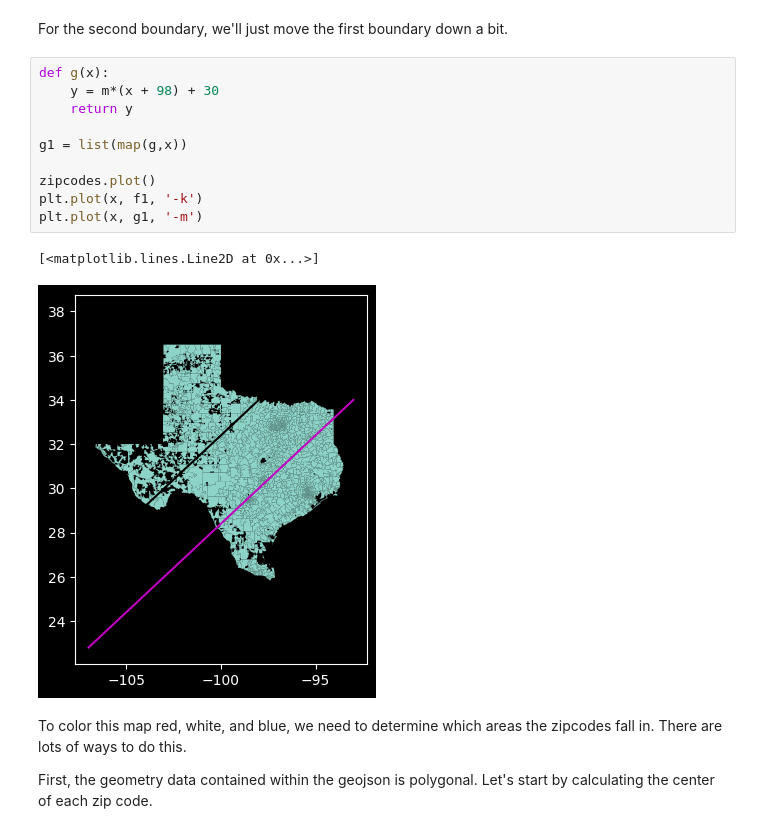
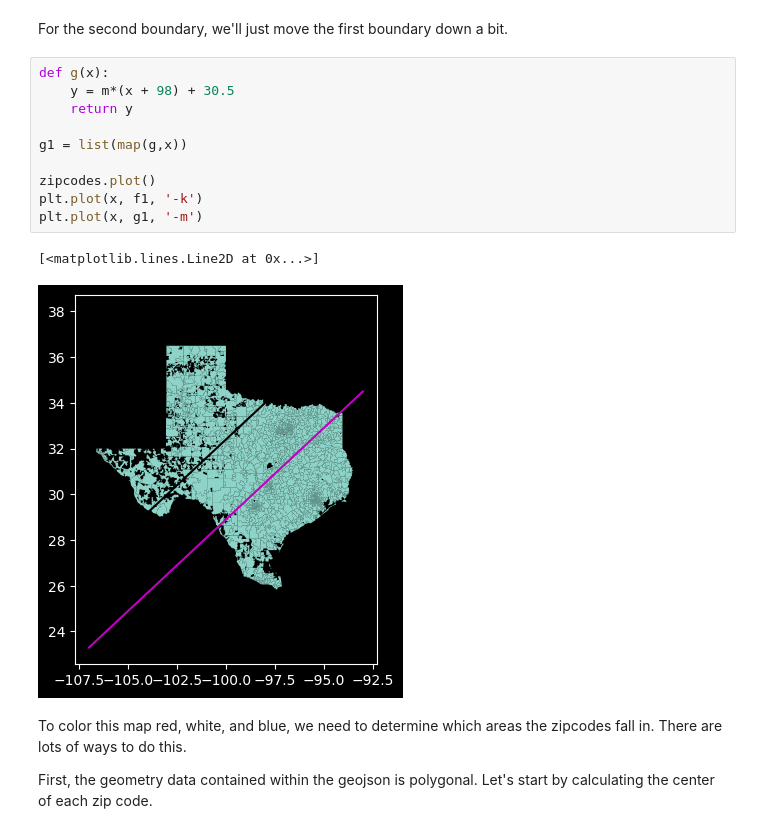
Before and after one commit to alshival/upgraded-journey, a Jupyter notebook: Geospatial Analytics/painting_by_numbers.ipynb, the cells around one changed output. Cells and saved outputs as stored; diff of their text form.

```diff
--- a/Geospatial Analytics/painting_by_numbers.ipynb
+++ b/Geospatial Analytics/painting_by_numbers.ipynb
@@ -81,17 +81,17 @@ plt.plot(x, f1, '-r')
 For the second boundary, we'll just move the first boundary down a bit.
 # %%
 def g(x):
-    y = m*(x + 98) + 30
+    y = m*(x + 98) + 30.5
     return y
 
 g1 = list(map(g,x))
 
 zipcodes.plot()
 plt.plot(x, f1, '-k')
 plt.plot(x, g1, '-m')
 # %% [output]
 [<matplotlib.lines.Line2D at 0x...>]
-[figure, old version]
+[figure, new version]
 # %% [markdown]
 To color this map red, white, and blue, we need to determine which areas the zipcodes fall in. There are lots of ways to do this.
 
```
Also changed, not shown: parts of 1 cell of this notebook, 2 other files.
